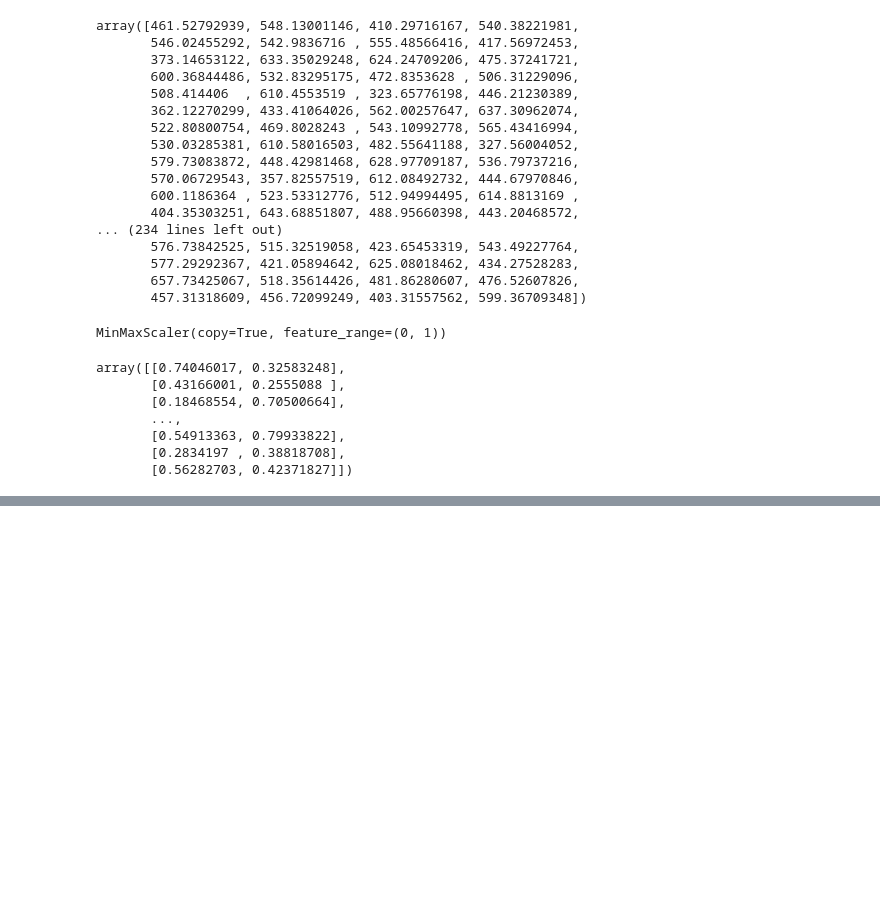
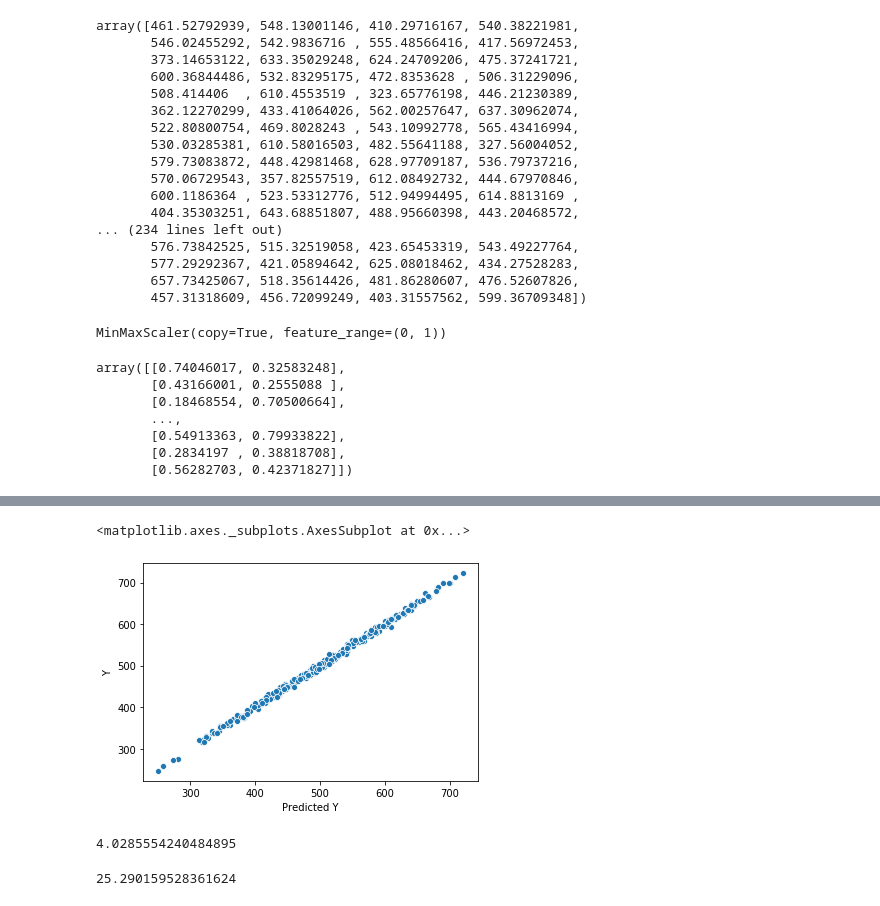
Before and after one commit to jaydbendre/deepLearning, a Jupyter notebook: keras/keras_1.ipynb, the cells around one changed output, grey strips where cells are left out. Saved outputs shown, nothing was run; the diff lists cells and outputs as text; code cells hidden in the pictures; blank space fills up the shorter version.

```diff
--- a/keras/keras_1.ipynb
+++ b/keras/keras_1.ipynb
@@ -126,0 +125,7 @@ pred = model.predict(X_test)
+# %%
+pred = model.predict(X_test)
+
+pred = pd.Series(pred.reshape(300,))
+pred
+test = pd.Series(y_test.reshape(300,))
+test
@@ -126,0 +145,5 @@ pred = model.predict(X_test)
+# %%
+pred_df = pd.DataFrame(pred , columns = ["True Y"])
+
+pred_df = pd.concat([pred_df , test], axis=1)
+pred_df.columns = ["Predicted Y" , "Y"]
@@ -126,0 +166,5 @@ pred = model.predict(X_test)
+# %%
+sns.scatterplot( x = "Predicted Y" , y = "Y" , data = pred_df)
+# %% [output]
+<matplotlib.axes._subplots.AxesSubplot at 0x...>
+[figure, added]
@@ -126,0 +173,8 @@ pred = model.predict(X_test)
+# %%
+mean_absolute_error(pred_df["Predicted Y"],pred_df["Y"])
+# %% [output]
+4.0285554240484895
+# %%
+mean_squared_error(pred_df["Predicted Y"],pred_df["Y"])
+# %% [output]
+25.290159528361624
```
Also changed, not shown: parts of 14 cells of this notebook, 2 other files.
